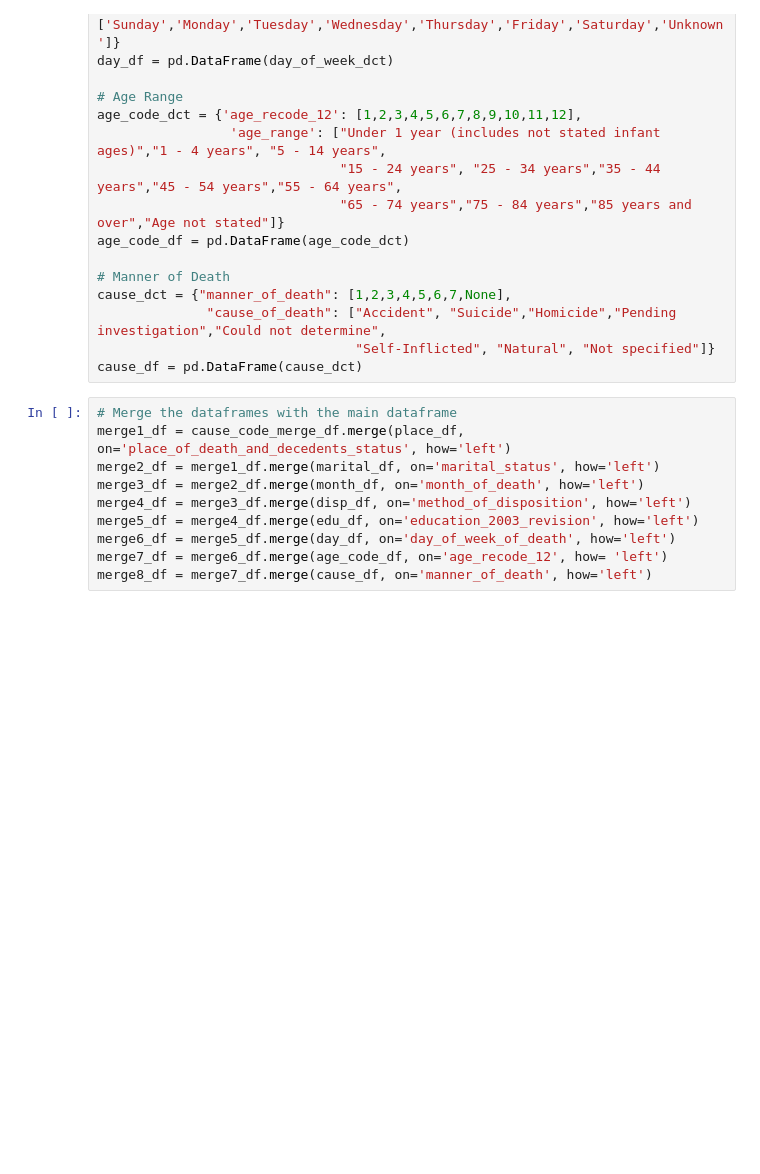
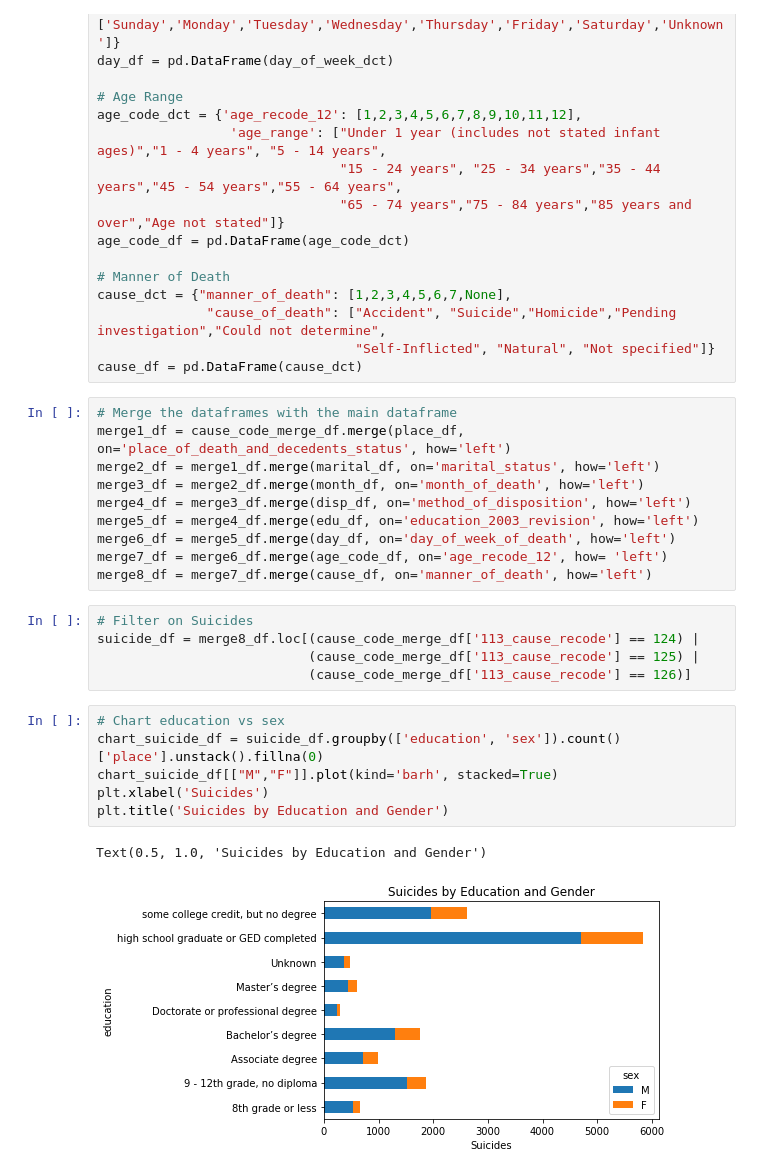
Before and after one commit to Salazarda/Project_1, a Jupyter notebook: Project_Anna.ipynb, the cells around one changed output. Saved outputs shown, nothing was run; the diff lists cells and outputs as text; blank space fills up the shorter version.

```diff
--- a/Project_Anna.ipynb
+++ b/Project_Anna.ipynb
@@ -137,3 +137,17 @@ merge5_df = merge4_df.merge(edu_df, on='education_2003_revision', how='left')
 merge6_df = merge5_df.merge(day_df, on='day_of_week_of_death', how='left')
 merge7_df = merge6_df.merge(age_code_df, on='age_recode_12', how= 'left')
 merge8_df = merge7_df.merge(cause_df, on='manner_of_death', how='left')
+# %%
+# Filter on Suicides
+suicide_df = merge8_df.loc[(cause_code_merge_df['113_cause_recode'] == 124) |
+                           (cause_code_merge_df['113_cause_recode'] == 125) |
+                           (cause_code_merge_df['113_cause_recode'] == 126)]
+# %%
+# Chart education vs sex
+chart_suicide_df = suicide_df.groupby(['education', 'sex']).count()['place'].unstack().fillna(0)
+chart_suicide_df[["M","F"]].plot(kind='barh', stacked=True)
+plt.xlabel('Suicides')
+plt.title('Suicides by Education and Gender')
+# %% [output]
+Text(0.5, 1.0, 'Suicides by Education and Gender')
+[figure, added]
```
Also changed, not shown: parts of 13 cells of this notebook, 2 other files.
